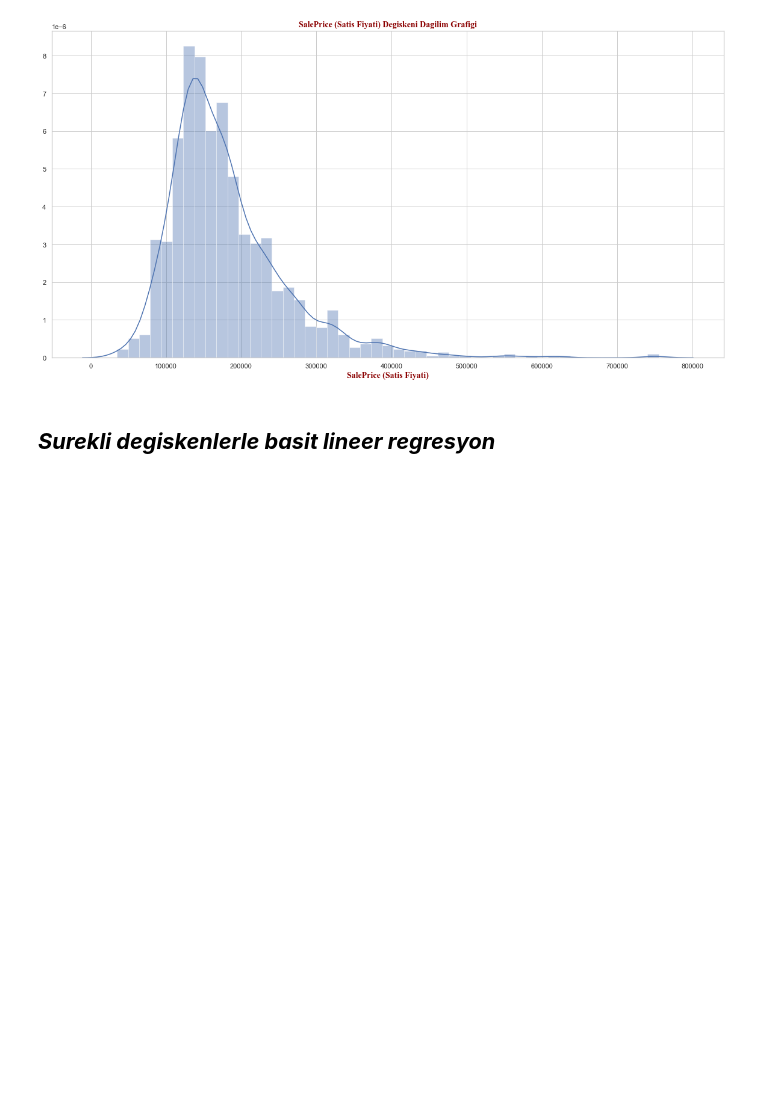
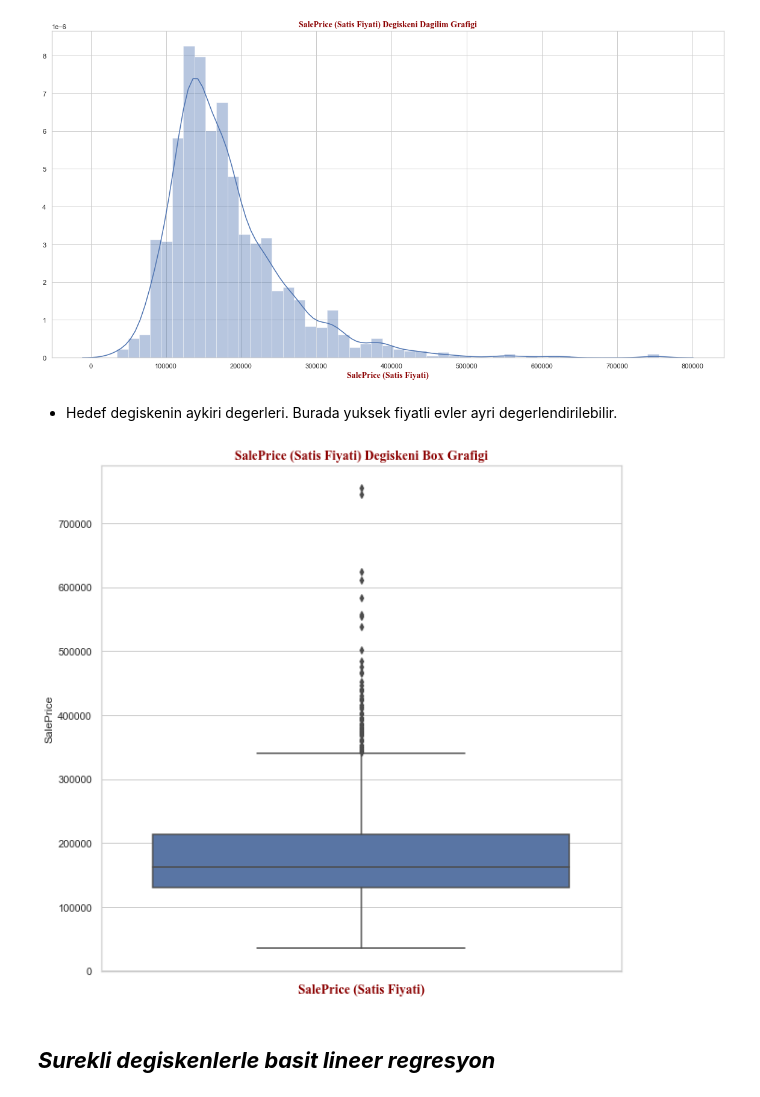
Before and after one commit to ahmetpergamum/datascience, a Jupyter notebook: 06_linear_regression/02_simple_linear_regression.ipynb, the cells around one changed output. Saved outputs shown, nothing was run; the diff lists cells and outputs as text; code cells hidden in the pictures; blank space fills up the shorter version.

```diff
--- a/06_linear_regression/02_simple_linear_regression.ipynb
+++ b/06_linear_regression/02_simple_linear_regression.ipynb
@@ -100,6 +111,16 @@ plt.title('SalePrice (Satis Fiyati) Degiskeni Dagilim Grafigi', fontdict=title_f
 plt.show()
 # %% [output]
 [figure]
+# %% [markdown]
+- Hedef degiskenin aykiri degerleri. Burada yuksek fiyatli evler ayri degerlendirilebilir.
+# %%
+plt.figure(figsize=(10,10))
+x=sns.boxplot(y=house_prices['SalePrice'])
+plt.xlabel('SalePrice (Satis Fiyati)', fontdict=axis_font)
+plt.title('SalePrice (Satis Fiyati) Degiskeni Box Grafigi', fontdict=title_font)
+plt.show()
+# %% [output]
+[figure, added]
 # %% [markdown]
 ## ***Surekli degiskenlerle basit lineer regresyon***
 # %% [markdown]
```
Also changed, not shown: parts of 37 cells of this notebook, 2 other files.
